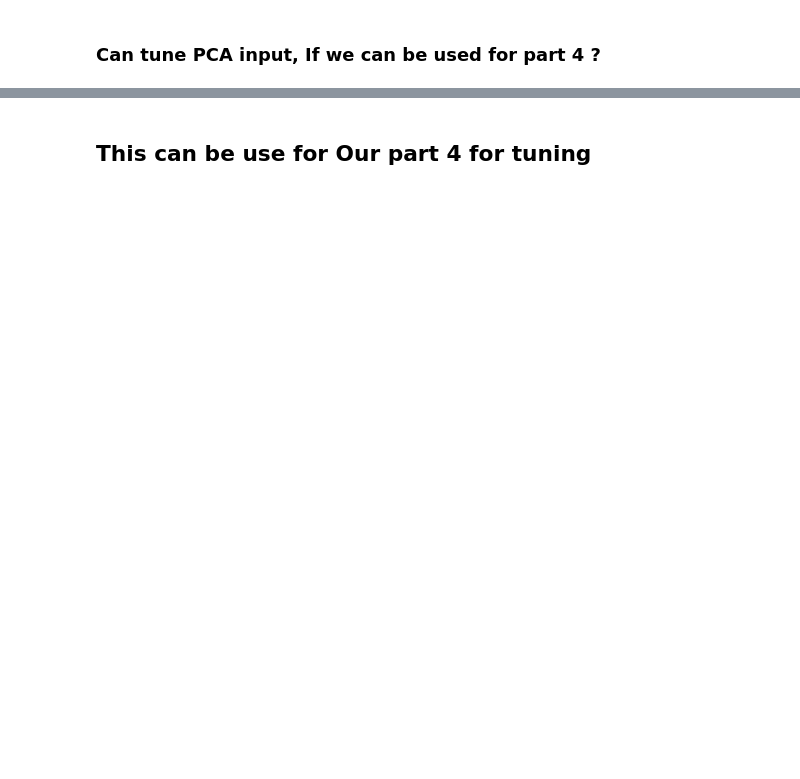
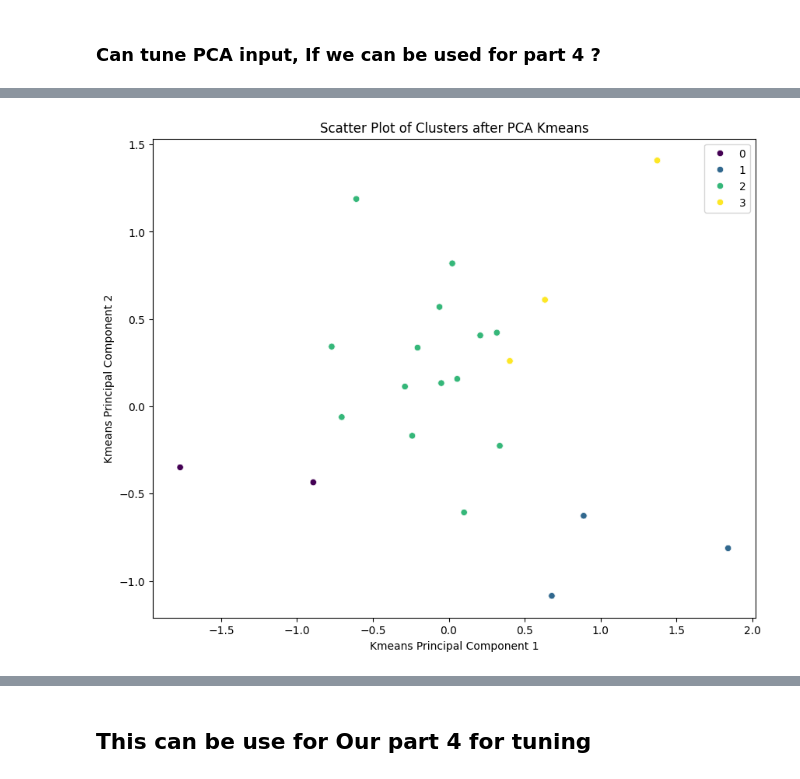
Before and after one commit to ruizhiwang11/assignment2__cz4032, a Jupyter notebook: Par3Part4.ipynb, the cells around one changed output, grey strips where cells are left out. Saved outputs shown, nothing was run; the diff lists cells and outputs as text; code cells hidden in the pictures; blank space fills up the shorter version.

```diff
--- a/Par3Part4.ipynb
+++ b/Par3Part4.ipynb
@@ -133,0 +141,3 @@ plt.show()
+# %%
+kmeans = KMeans(n_clusters=4, random_state=0)
+kmeans_labels = kmeans.fit_predict(encoded_matrix)
@@ -133,0 +164,18 @@ plt.show()
+# %%
+from sklearn.decomposition import PCA
+import matplotlib.pyplot as plt
+import seaborn as sns
+
+# Reduce the dimensions to 2 for visualization
+pca = PCA(n_components=2)
+reduced_data = pca.fit_transform(encoded_matrix)
+
+# Create a scatter plot
+plt.figure(figsize=(10, 8))
+sns.scatterplot(x=reduced_data[:, 0], y=reduced_data[:, 1], hue=kmeans_labels, palette="viridis")
+plt.title("Scatter Plot of Clusters after PCA Kmeans")
+plt.xlabel("Kmeans Principal Component 1")
+plt.ylabel("Kmeans Principal Component 2")
+plt.show()
+# %% [output]
+[figure, added]
```
Also changed, not shown: parts of 18 cells of this notebook.
